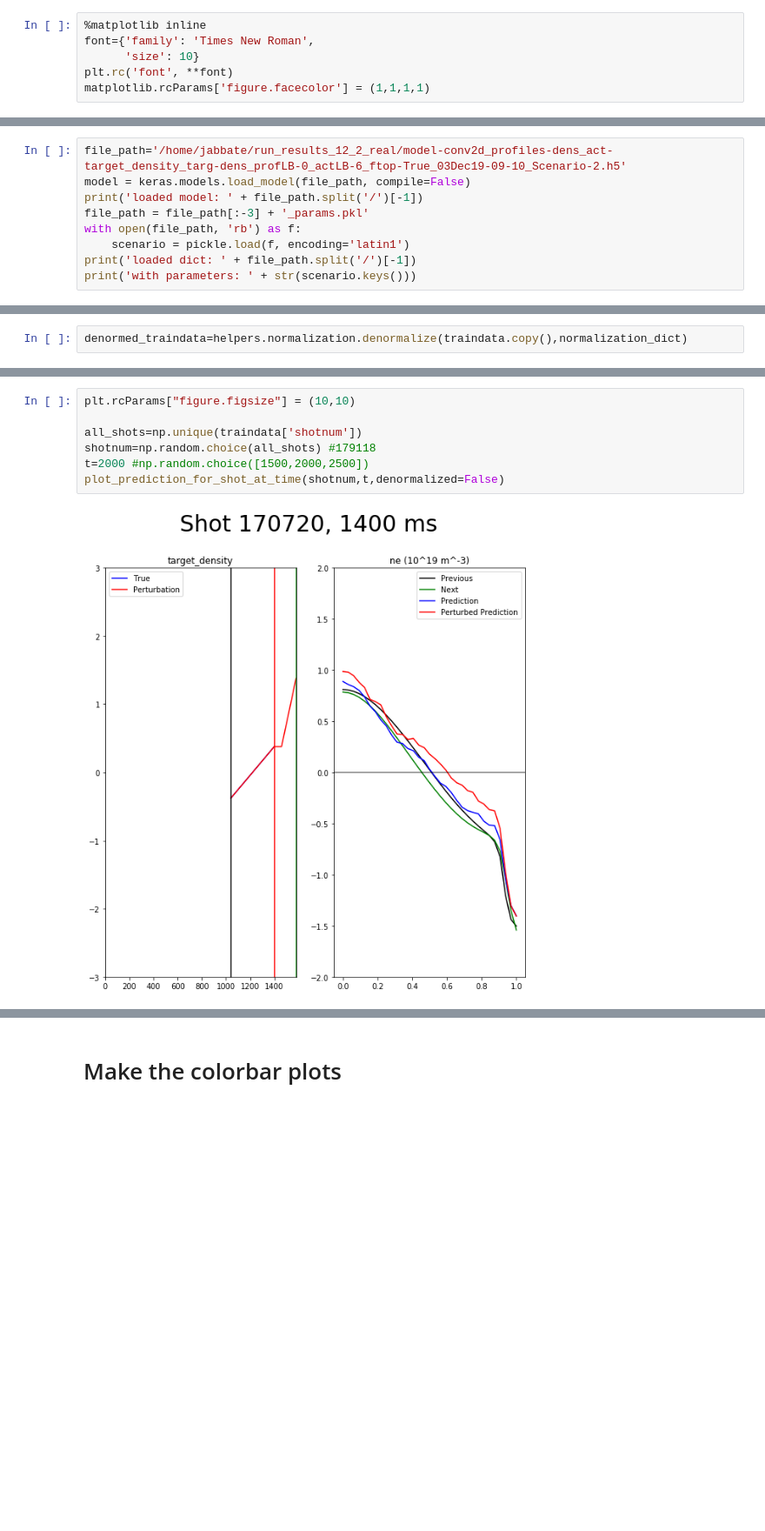
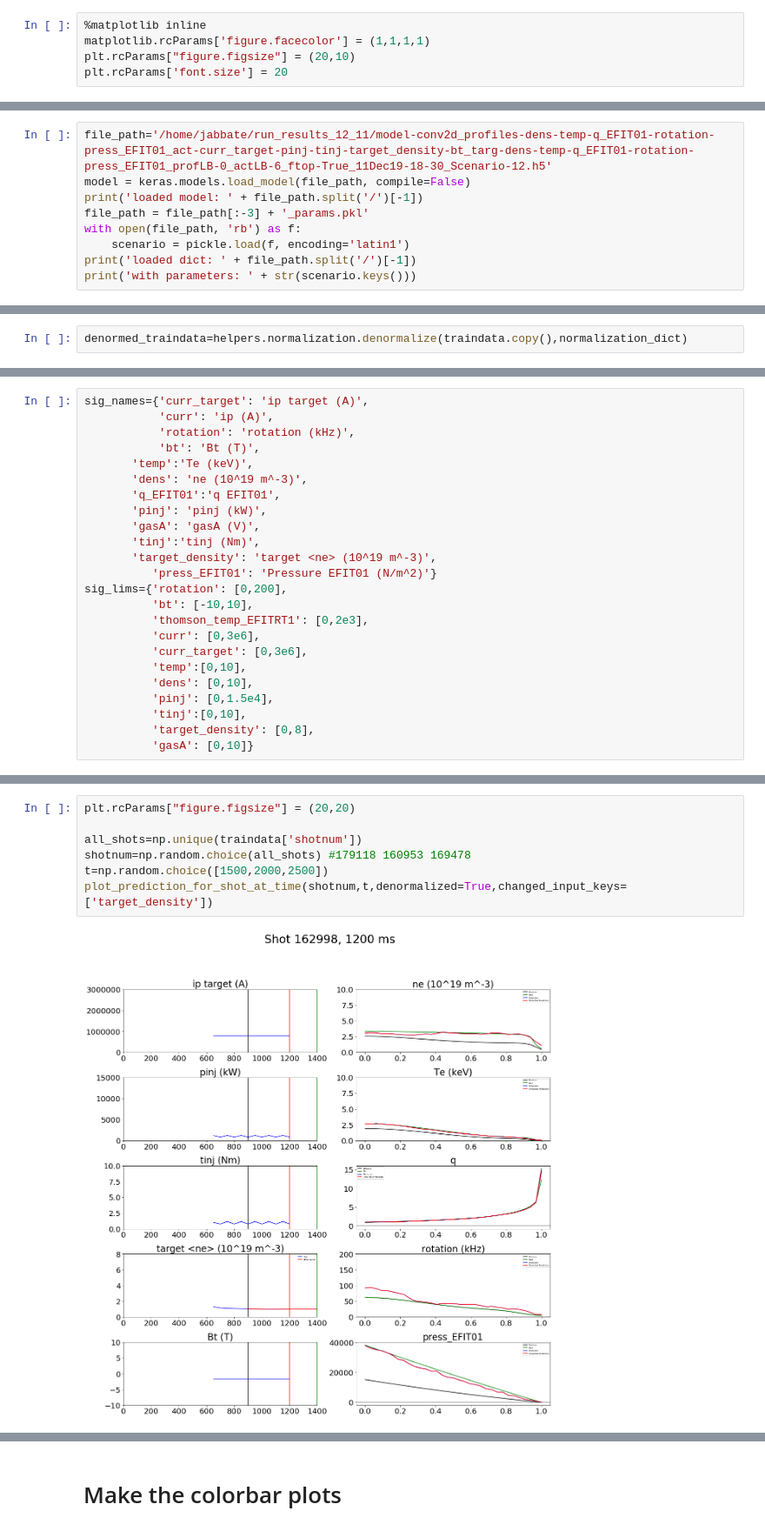
Before and after one commit to PlasmaControl/plasma-profile-predictor, a Jupyter notebook: notebooks/joe_analyze.ipynb, the cells around one changed output, grey strips where cells are left out. Shown at 87% size. Saved outputs shown, nothing was run; the diff lists cells and outputs as text; blank space fills up the shorter version.

```diff
--- a/notebooks/joe_analyze.ipynb
+++ b/notebooks/joe_analyze.ipynb
@@ -38,13 +36,12 @@ Using TensorFlow backend.
 # %%
 %matplotlib inline
-font={'family': 'Times New Roman',
-      'size': 10}
-plt.rc('font', **font)
 matplotlib.rcParams['figure.facecolor'] = (1,1,1,1)
+plt.rcParams["figure.figsize"] = (20,10)
+plt.rcParams['font.size'] = 20
 # %% [markdown]
 # Analysis
 # %%
-file_path='/home/jabbate/run_results_12_2_real/model-conv2d_profiles-dens_act-target_density_targ-dens_profLB-0_actLB-6_ftop-True_03Dec19-09-10_Scenario-2.h5'
+file_path='/home/jabbate/run_results_12_11/model-conv2d_profiles-dens-temp-q_EFIT01-rotation-press_EFIT01_act-curr_target-pinj-tinj-target_density-bt_targ-dens-temp-q_EFIT01-rotation-press_EFIT01_profLB-0_actLB-6_ftop-True_11Dec19-18-30_Scenario-12.h5'
 model = keras.models.load_model(file_path, compile=False)
 print('loaded model: ' + file_path.split('/')[-1])
 file_path = file_path[:-3] + '_params.pkl'
@@ -122,0 +210,24 @@ denormed_traindata=helpers.normalization.denormalize(traindata.copy(),normalizat
+# %%
+sig_names={'curr_target': 'ip target (A)',
+           'curr': 'ip (A)',
+           'rotation': 'rotation (kHz)',
+           'bt': 'Bt (T)',
+       'temp':'Te (keV)',
+       'dens': 'ne (10^19 m^-3)',
+       'q_EFIT01':'q EFIT01',
+       'pinj': 'pinj (kW)',
+       'gasA': 'gasA (V)',
+       'tinj':'tinj (Nm)',
+       'target_density': 'target <ne> (10^19 m^-3)',
+          'press_EFIT01': 'Pressure EFIT01 (N/m^2)'}
+sig_lims={'rotation': [0,200],
+          'bt': [-10,10],
+          'thomson_temp_EFITRT1': [0,2e3],
+          'curr': [0,3e6],
+          'curr_target': [0,3e6],
+          'temp':[0,10],
+          'dens': [0,10],
+          'pinj': [0,1.5e4],
+          'tinj':[0,10],
+          'target_density': [0,8],
+          'gasA': [0,10]}
@@ -351,10 +462,10 @@ NameError: name 'all_shots' is not defined
 # %%
-plt.rcParams["figure.figsize"] = (10,10)
+plt.rcParams["figure.figsize"] = (20,20)
 
 all_shots=np.unique(traindata['shotnum'])
-shotnum=np.random.choice(all_shots) #179118
-t=2000 #np.random.choice([1500,2000,2500])
-plot_prediction_for_shot_at_time(shotnum,t,denormalized=False)
+shotnum=np.random.choice(all_shots) #179118 160953 169478
+t=np.random.choice([1500,2000,2500])
+plot_prediction_for_shot_at_time(shotnum,t,denormalized=True,changed_input_keys=['target_density'])
 # %% [output]
-[figure, old version]
+[figure, new version]
 # %%
```
Also changed, not shown: parts of 31 cells of this notebook, 9 other files.
